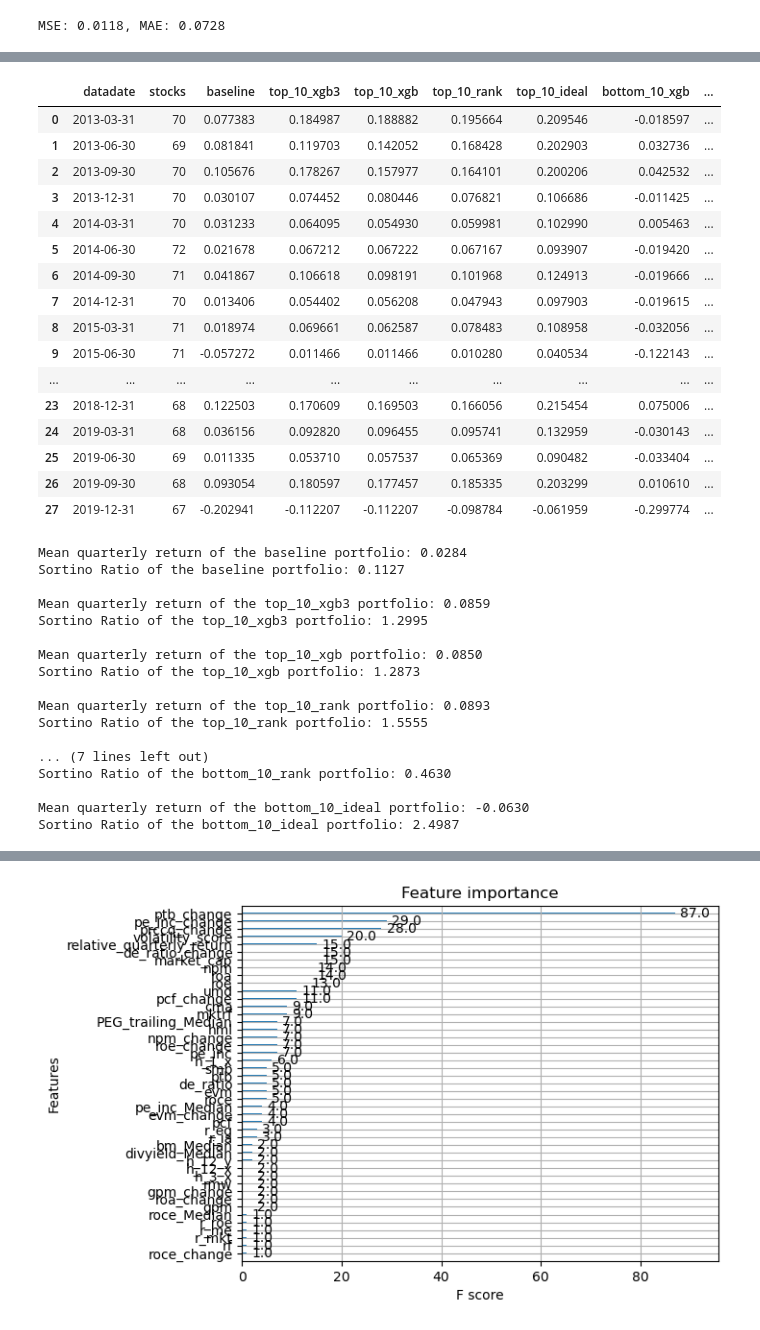
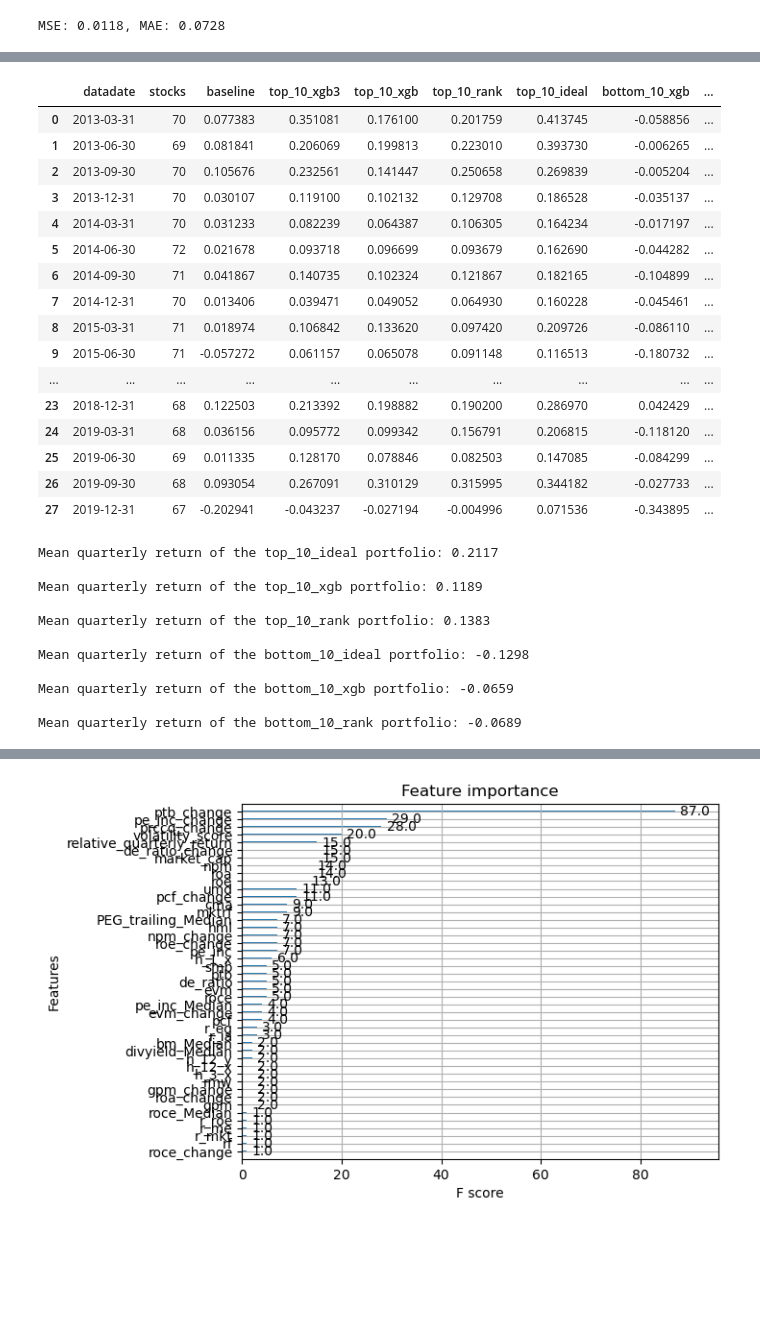
Before and after one commit to edocampione/4YP, a Jupyter notebook: models/res xgb.ipynb, the cells around one changed output, grey strips where cells are left out. Saved outputs shown, nothing was run; the diff lists cells and outputs as text; code cells hidden in the pictures; blank space fills up the shorter version.

```diff
--- a/models/res xgb.ipynb
+++ b/models/res xgb.ipynb
@@ -477,7 +480,7 @@ def softmax_weighted_return(df, sort_col, target_col, n=5, largest=True):
     weights = e_scores / e_scores.sum()
     return (selected[target_col] * weights).sum()
 
-def exponential_weighted_return(df, sort_col, target_col, n=30, largest=True, alpha=0):
+def exponential_weighted_return(df, sort_col, target_col, n=10, largest=True, alpha=0):
     if largest:
         selected = df.nlargest(n, sort_col)
     else:
@@ -553,53 +556,53 @@ df_avg['bottom_10_xgb3'] = results.groupby('datadate').apply(
         sort_col='y_pred3',
         target_col='next_prccq_change',
         largest=False
     )
 ).reset_index(level=0, drop=True)
 
 # For the predicted bottom 10, weight by predicted returns
 df_avg['bottom_10_rank'] = results.groupby('datadate').apply(
     lambda group: exponential_weighted_return(
         group,
         sort_col='y_pred2',
         target_col='next_prccq_change',
         largest=False
     )
 ).reset_index(level=0, drop=True)
 
 # For the ideal bottom 10, weight by the actual returns
 df_avg['bottom_10_ideal'] = results.groupby('datadate').apply(
     lambda group: exponential_weighted_return(
         group,
         sort_col='next_prccq_change',
         target_col='next_prccq_change',
         largest=False
     )
 ).reset_index(level=0, drop=True)
 
 # Display the first 100 rows of the new dataframe
 df_avg.head(100)
 # %% [output]
 |  | datadate | stocks | baseline | top_10_xgb3 | top_10_xgb | top_10_rank | top_10_ideal | bottom_10_xgb | ... |
-| 0 | 2013-03-31 | 70 | 0.077383 | 0.184987 | 0.188882 | 0.195664 | 0.209546 | -0.018597 | ... |
-| 1 | 2013-06-30 | 69 | 0.081841 | 0.119703 | 0.142052 | 0.168428 | 0.202903 | 0.032736 | ... |
-| 2 | 2013-09-30 | 70 | 0.105676 | 0.178267 | 0.157977 | 0.164101 | 0.200206 | 0.042532 | ... |
-| 3 | 2013-12-31 | 70 | 0.030107 | 0.074452 | 0.080446 | 0.076821 | 0.106686 | -0.011425 | ... |
-| 4 | 2014-03-31 | 70 | 0.031233 | 0.064095 | 0.054930 | 0.059981 | 0.102990 | 0.005463 | ... |
-| 5 | 2014-06-30 | 72 | 0.021678 | 0.067212 | 0.067222 | 0.067167 | 0.093907 | -0.019420 | ... |
-| 6 | 2014-09-30 | 71 | 0.041867 | 0.106618 | 0.098191 | 0.101968 | 0.124913 | -0.019666 | ... |
-| 7 | 2014-12-31 | 70 | 0.013406 | 0.054402 | 0.056208 | 0.047943 | 0.097903 | -0.019615 | ... |
-| 8 | 2015-03-31 | 71 | 0.018974 | 0.069661 | 0.062587 | 0.078483 | 0.108958 | -0.032056 | ... |
-| 9 | 2015-06-30 | 71 | -0.057272 | 0.011466 | 0.011466 | 0.010280 | 0.040534 | -0.122143 | ... |
+| 0 | 2013-03-31 | 70 | 0.077383 | 0.351081 | 0.176100 | 0.201759 | 0.413745 | -0.058856 | ... |
+| 1 | 2013-06-30 | 69 | 0.081841 | 0.206069 | 0.199813 | 0.223010 | 0.393730 | -0.006265 | ... |
+| 2 | 2013-09-30 | 70 | 0.105676 | 0.232561 | 0.141447 | 0.250658 | 0.269839 | -0.005204 | ... |
+| 3 | 2013-12-31 | 70 | 0.030107 | 0.119100 | 0.102132 | 0.129708 | 0.186528 | -0.035137 | ... |
+| 4 | 2014-03-31 | 70 | 0.031233 | 0.082239 | 0.064387 | 0.106305 | 0.164234 | -0.017197 | ... |
+| 5 | 2014-06-30 | 72 | 0.021678 | 0.093718 | 0.096699 | 0.093679 | 0.162690 | -0.044282 | ... |
+| 6 | 2014-09-30 | 71 | 0.041867 | 0.140735 | 0.102324 | 0.121867 | 0.182165 | -0.104899 | ... |
+| 7 | 2014-12-31 | 70 | 0.013406 | 0.039471 | 0.049052 | 0.064930 | 0.160228 | -0.045461 | ... |
+| 8 | 2015-03-31 | 71 | 0.018974 | 0.106842 | 0.133620 | 0.097420 | 0.209726 | -0.086110 | ... |
+| 9 | 2015-06-30 | 71 | -0.057272 | 0.061157 | 0.065078 | 0.091148 | 0.116513 | -0.180732 | ... |
 | ... | ... | ... | ... | ... | ... | ... | ... | ... | ... |
-| 23 | 2018-12-31 | 68 | 0.122503 | 0.170609 | 0.169503 | 0.166056 | 0.215454 | 0.075006 | ... |
-| 24 | 2019-03-31 | 68 | 0.036156 | 0.092820 | 0.096455 | 0.095741 | 0.132959 | -0.030143 | ... |
-| 25 | 2019-06-30 | 69 | 0.011335 | 0.053710 | 0.057537 | 0.065369 | 0.090482 | -0.033404 | ... |
-| 26 | 2019-09-30 | 68 | 0.093054 | 0.180597 | 0.177457 | 0.185335 | 0.203299 | 0.010610 | ... |
-| 27 | 2019-12-31 | 67 | -0.202941 | -0.112207 | -0.112207 | -0.098784 | -0.061959 | -0.299774 | ... |
+| 23 | 2018-12-31 | 68 | 0.122503 | 0.213392 | 0.198882 | 0.190200 | 0.286970 | 0.042429 | ... |
+| 24 | 2019-03-31 | 68 | 0.036156 | 0.095772 | 0.099342 | 0.156791 | 0.206815 | -0.118120 | ... |
+| 25 | 2019-06-30 | 69 | 0.011335 | 0.128170 | 0.078846 | 0.082503 | 0.147085 | -0.084299 | ... |
+| 26 | 2019-09-30 | 68 | 0.093054 | 0.267091 | 0.310129 | 0.315995 | 0.344182 | -0.027733 | ... |
+| 27 | 2019-12-31 | 67 | -0.202941 | -0.043237 | -0.027194 | -0.004996 | 0.071536 | -0.343895 | ... |
 # %%
 risk_free_rate = 0.02  # 2% annual risk-free rate, approximated quarterly
 
-for portfolio in ['baseline', 'top_10_xgb3', 'top_10_xgb', 'top_10_rank', 'top_10_ideal']:
+for portfolio in ['top_10_ideal', 'top_10_xgb', 'top_10_rank']:
 
     returns = df_avg[portfolio]
     mean_return = returns.mean()
@@ -616,11 +619,11 @@ for portfolio in ['baseline', 'top_10_xgb3', 'top_10_xgb', 'top_10_rank', 'top_1
 
     print(f"Mean quarterly return of the {portfolio} portfolio: {mean_return:.4f}")
     #print(f"Downside deviation of the {portfolio} portfolio: {downside_deviation:.4f}")
-    print(f"Sortino Ratio of the {portfolio} portfolio: {sortino_ratio:.4f}")
+    #print(f"Sortino Ratio of the {portfolio} portfolio: {sortino_ratio:.4f}")
     print("")
 
 
-for portfolio in ['bottom_10_xgb3', 'bottom_10_rank', 'bottom_10_ideal']:
+for portfolio in ['bottom_10_ideal','bottom_10_xgb', 'bottom_10_rank']:
 
     returns = df_avg[portfolio]
     mean_return = returns.mean()
@@ -637,26 +640,20 @@ for portfolio in ['bottom_10_xgb3', 'bottom_10_rank', 'bottom_10_ideal']:
 
     print(f"Mean quarterly return of the {portfolio} portfolio: {mean_return:.4f}")
     #print(f"Downside deviation of the {portfolio} portfolio: {downside_deviation:.4f}")
-    print(f"Sortino Ratio of the {portfolio} portfolio: {sortino_ratio:.4f}")
+    #print(f"Sortino Ratio of the {portfolio} portfolio: {sortino_ratio:.4f}")
     print("")
 # %% [output]
-Mean quarterly return of the baseline portfolio: 0.0284
-Sortino Ratio of the baseline portfolio: 0.1127
+Mean quarterly return of the top_10_ideal portfolio: 0.2117
 
-Mean quarterly return of the top_10_xgb3 portfolio: 0.0859
-Sortino Ratio of the top_10_xgb3 portfolio: 1.2995
+Mean quarterly return of the top_10_xgb portfolio: 0.1189
 
-Mean quarterly return of the top_10_xgb portfolio: 0.0850
-Sortino Ratio of the top_10_xgb portfolio: 1.2873
+Mean quarterly return of the top_10_rank portfolio: 0.1383
 
-Mean quarterly return of the top_10_rank portfolio: 0.0893
-Sortino Ratio of the top_10_rank portfolio: 1.5555
+Mean quarterly return of the bottom_10_ideal portfolio: -0.1298
 
-... (7 lines left out)
-Sortino Ratio of the bottom_10_rank portfolio: 0.4630
+Mean quarterly return of the bottom_10_xgb portfolio: -0.0659
 
-Mean quarterly return of the bottom_10_ideal portfolio: -0.0630
-Sortino Ratio of the bottom_10_ideal portfolio: 2.4987
+Mean quarterly return of the bottom_10_rank portfolio: -0.0689
 # %%
 import plotly.graph_objects as go
 
```
Also changed, not shown: parts of 4 cells of this notebook, 47 other files.
